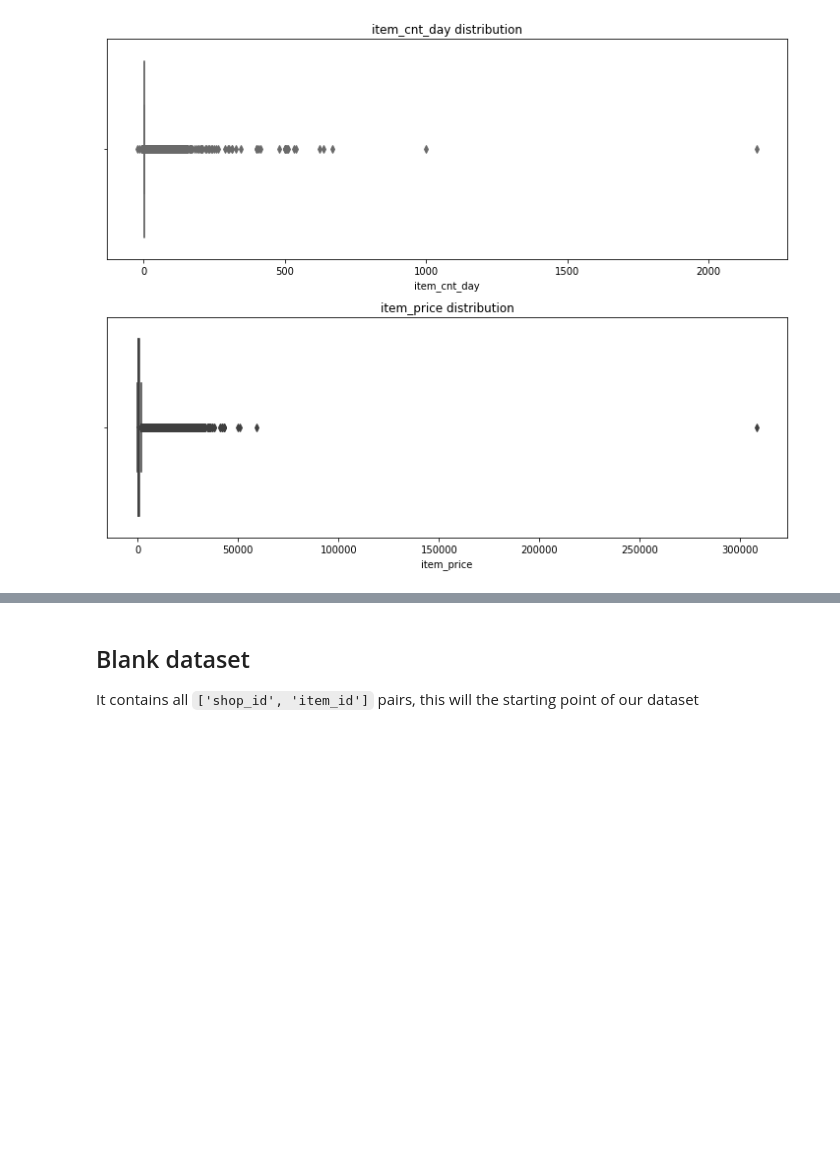
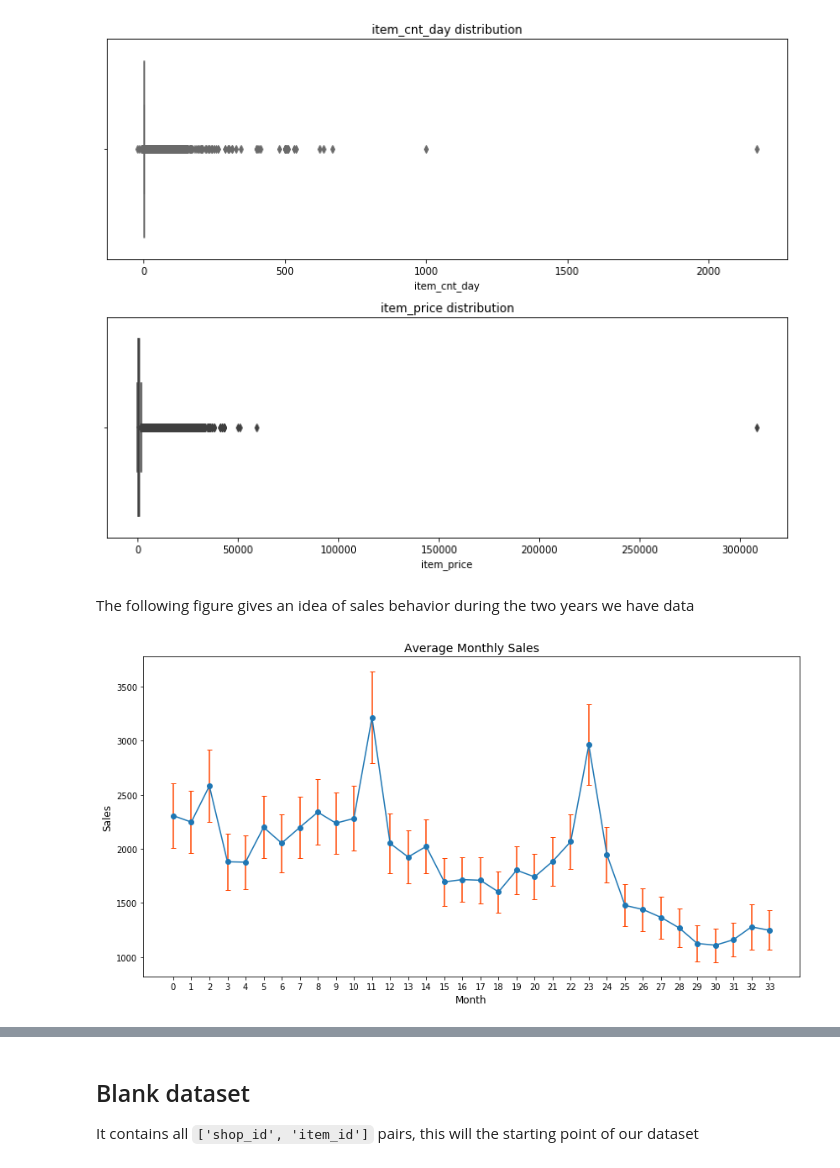
Before and after one commit to data-science-if-usp/kaggle, a Jupyter notebook: pablo/Predict Future Sales.ipynb, the cells around one changed output, grey strips where cells are left out. Drawn from its saved outputs; the diff is of its cells as text; code cells hidden in the pictures; blank space fills up the shorter version.

```diff
--- a/pablo/Predict Future Sales.ipynb
+++ b/pablo/Predict Future Sales.ipynb
@@ -90,3 +88,21 @@ test_df.loc[test_df.shop_id == 10, 'shop_id'] = 11
 # %%
 # Remove outliers
 train_0 = sales_train_df.query('item_cnt_day > 0 and item_cnt_day <= 400 and item_price <= 40000')
+# %%
+sales_by_shop = sales_train_df.pivot_table(index = ['shop_id'], values = ['item_cnt_day'], columns = ['date_block_num'],
+                                           aggfunc=np.sum, fill_value = 0).reset_index()
+sales_by_shop.columns = sales_by_shop.columns.droplevel().map(str)
+sales_by_shop = sales_by_shop.reset_index(drop=True).rename_axis(None, axis=1)
+sales_by_shop.columns.values[0] = 'shop_id'
+# %% [markdown]
+The following figure gives an idea of sales behavior during the two years we have data
+# %%
+plt.figure(figsize=(14,7))
+plt.errorbar(sales_by_shop.columns[1:], sales_by_shop.iloc[:,1:].mean(),
+             yerr=sales_by_shop.iloc[:,1:].std()/sales_by_shop.iloc[:,1:].count().add(-1).pow(0.5), fmt='-o', ecolor='orangered',capsize=3)
+plt.title('Average Monthly Sales', fontsize=14)
+plt.xlabel('Month', fontsize= 12 )
+plt.ylabel('Sales', fontsize = 12)
+plt.show()
+# %% [output]
+[figure, added]
```
Also changed, not shown: parts of 15 cells of this notebook.
